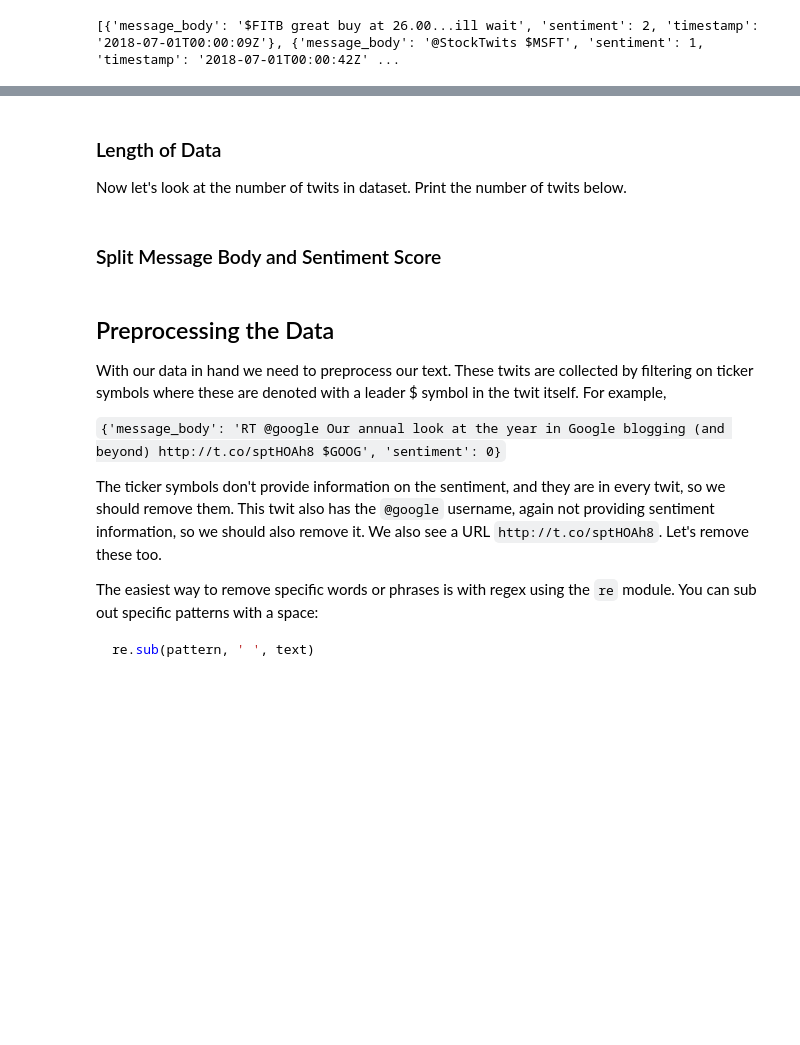
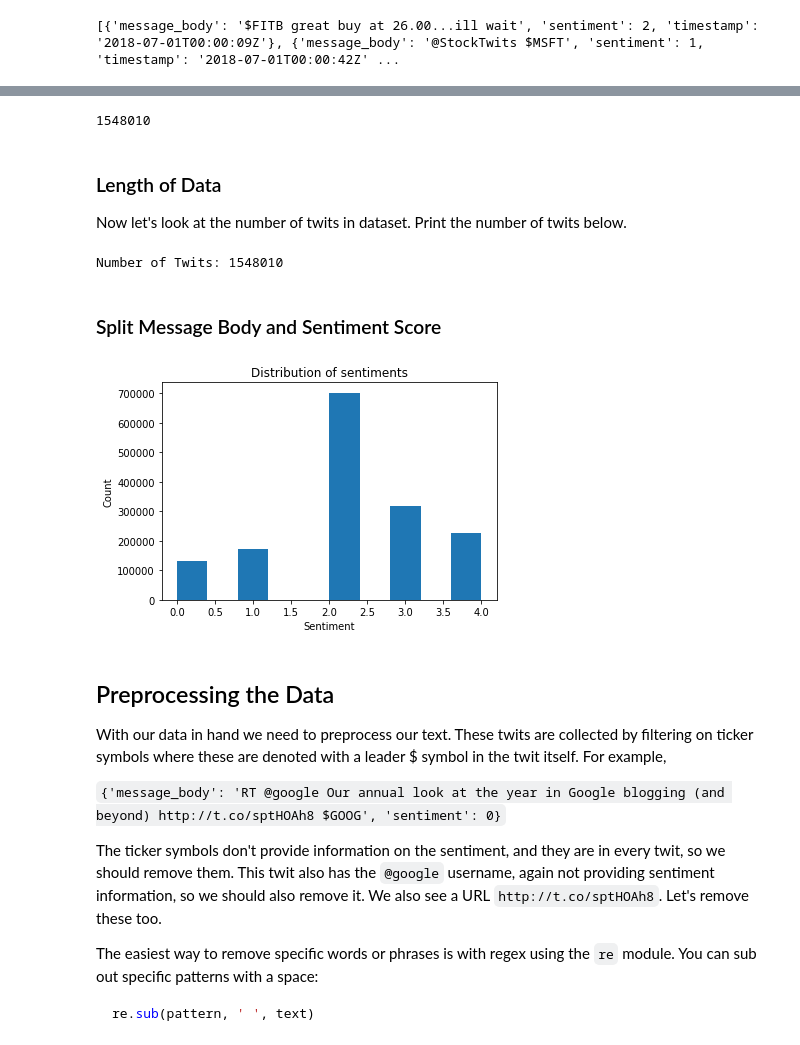
Before and after one commit to cerionXLII/SentimentAnalysisUsingNeuralNetworks, a Jupyter notebook: src/project_6_starter.ipynb, the cells around one changed output, grey strips where cells are left out. Cells and saved outputs as stored; diff of their text form; code cells hidden in the pictures; blank space fills up the shorter version.

```diff
--- a/src/project_6_starter.ipynb
+++ b/src/project_6_starter.ipynb
@@ -50,8 +51,8 @@ The fields represent the following:
 To see what the data look like by printing the first 10 twits from the list.
 # %%
 #pathName = os.path.join('..', '..', 'data', 'project_6_stocktwits', 'twits.json')
-pathName = twits.json
-with open(, 'r') as f:
+pathName = '../data/twits.json'
+with open(pathName, 'r') as f:
     twits = json.load(f)
 
 print(twits['data'][:10])
@@ -63,3 +69,7 @@ with open("twits2.json", "w") as outfile:
+# %%
+len(twits['data'])
+# %% [output]
+1548010
 # %% [markdown]
 ### Length of Data
 Now let's look at the number of twits in dataset. Print the number of twits below.
@@ -67,12 +77,22 @@ Now let's look at the number of twits in dataset. Print the number of twits belo
 """print out the number of twits"""
 
 # TODO Implement
+print(f'Number of Twits: {len(twits["data"])}')
+# %% [output]
+Number of Twits: 1548010
 # %% [markdown]
 ### Split Message Body and Sentiment Score
 # %%
 messages = [twit['message_body'] for twit in twits['data']]
 # Since the sentiment scores are discrete, we'll scale the sentiments to 0 to 4 for use in our network
 sentiments = [twit['sentiment'] + 2 for twit in twits['data']]
+# %%
+plt.hist(sentiments)
+plt.xlabel('Sentiment')
+plt.ylabel('Count')
+plt.title('Distribution of sentiments');
+# %% [output]
+[figure, added]
 # %% [markdown]
 ## Preprocessing the Data
 With our data in hand we need to preprocess our text. These twits are collected by filtering on ticker symbols where these are denoted with a leader $ symbol in the twit itself. For example,
```
Also changed, not shown: parts of 4 cells of this notebook.
